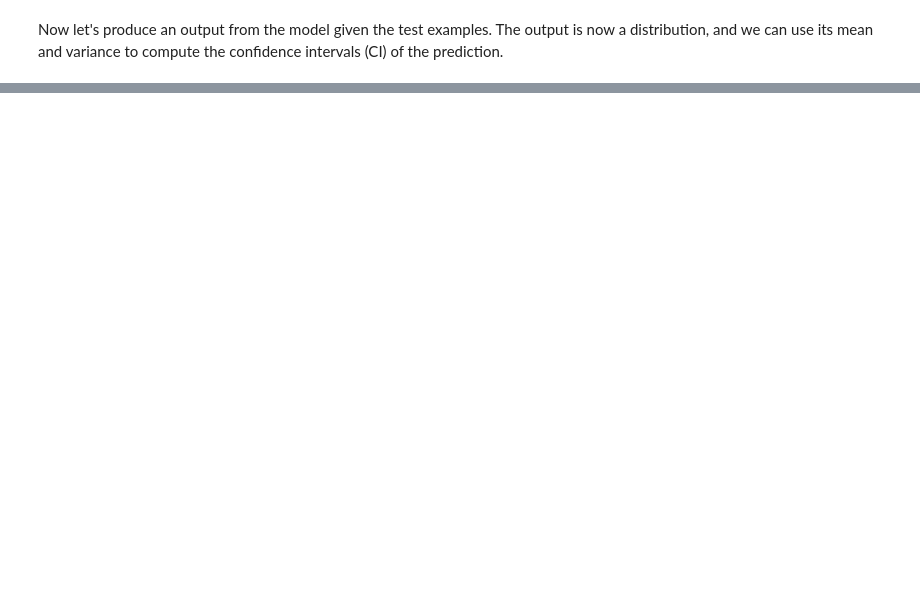
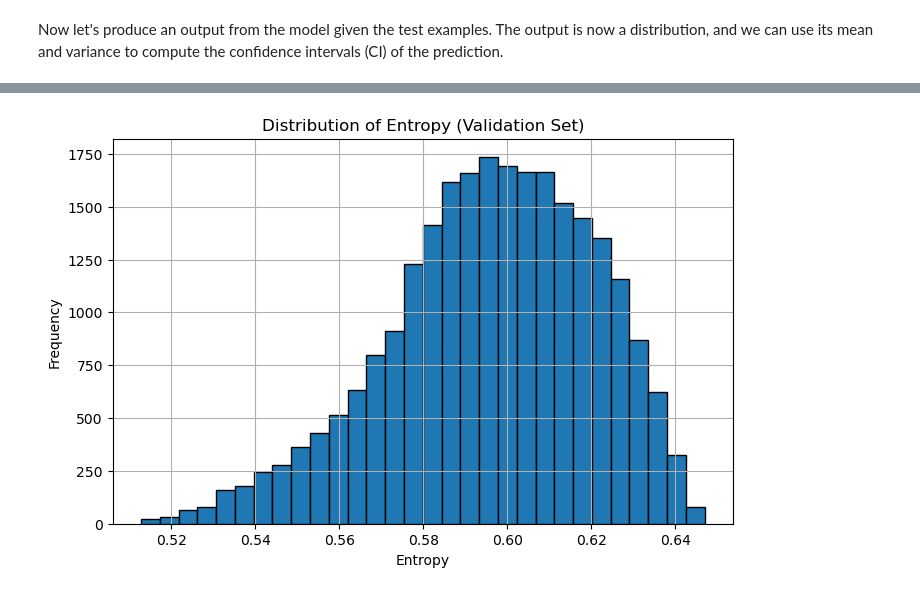
Before and after one commit to SaraLuzVC/Customer-Churn-Records, a Jupyter notebook: notebooks/bnn_primer_intento.ipynb, the cells around one changed output, grey strips where cells are left out. Drawn from its saved outputs; the diff is of its cells as text; code cells hidden in the pictures; blank space fills up the shorter version.

Commit message:
ya con graficas, falta revisar que tan bien esta, y mejorarlo, y empezar a explicar paso a paso

```diff
--- a/notebooks/bnn_primer_intento.ipynb
+++ b/notebooks/bnn_primer_intento.ipynb
@@ -519,7 +528,8 @@ def create_probablistic_bnn_model(train_size):
             units=units,
             make_prior_fn=prior,
             make_posterior_fn=posterior,
-            kl_weight=1 / train_size,
+            # kl_weight=1 / train_size,
+            kl_weight=1e-3, # o ajusta según el comportamiento
             activation="sigmoid",
         )(features)
 
@@ -648,0 +659,32 @@ plot_metrics(history)
+# %%
+# Inicializa un diccionario vacío para x_val
+x_val_dict = {}
+y_val_list = []
+
+# Extrae datos de test_dataset
+for x, y in test_dataset.unbatch():
+    for key, value in x.items():
+        if key not in x_val_dict:
+            x_val_dict[key] = []
+        x_val_dict[key].append(value)
+    y_val_list.append(y)
+
+# Convierte listas a tensores (stack)
+x_val = {key: tf.stack(values) for key, values in x_val_dict.items()}
+y_val = tf.stack(y_val_list)
+
+# Obtén las predicciones del modelo probabilístico
+pred_dists = prob_bnn_model(x_val, training=False)
+entropies = pred_dists.entropy().numpy()
+
+# Graficar histograma de entropías
+import matplotlib.pyplot as plt
+
+plt.figure(figsize=(8, 5))
+plt.hist(entropies, bins=30, edgecolor='black')
+plt.title("Distribution of Entropy (Validation Set)")
+plt.xlabel("Entropy")
+plt.ylabel("Frequency")
+plt.grid(True)
+plt.show()
+# %% [output]
@@ -648,0 +695 @@ plot_metrics(history)
+[figure, added]
```
Also changed, not shown: parts of 15 cells of this notebook.
